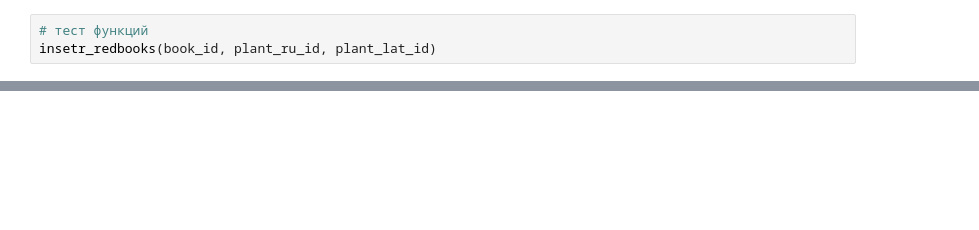
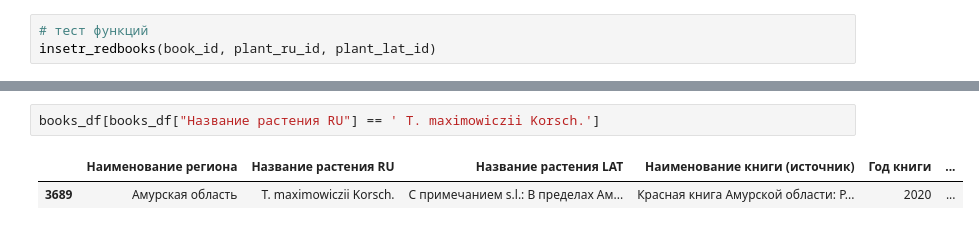
Before and after one commit to RuslanLat/green, a Jupyter notebook: plantarium.ipynb, the cells around one changed output, grey strips where cells are left out. Cells and saved outputs as stored; diff of their text form; blank space fills up the shorter version.

```diff
--- a/plantarium.ipynb
+++ b/plantarium.ipynb
@@ -540,3 +644,8 @@ cursor.fetchall()
+# %%
+books_df[books_df["Название растения RU"] == ' T. maximowiczii Korsch.']
+# %% [output]
+|  | Наименование региона | Название растения RU | Название растения LAT | Наименование книги (источник) | Год книги | ... |
+| 3689 | Амурская область | T. maximowiczii Korsch. | С примечанием s.l.: В пределах Ам... | Красная книга Амурской области: Р... | 2020 | ... |
 # %%
 %%time
 # сбор данных по растениям и запись в базу данных
```
Also changed, not shown: parts of 30 cells of this notebook, 2 other files.
